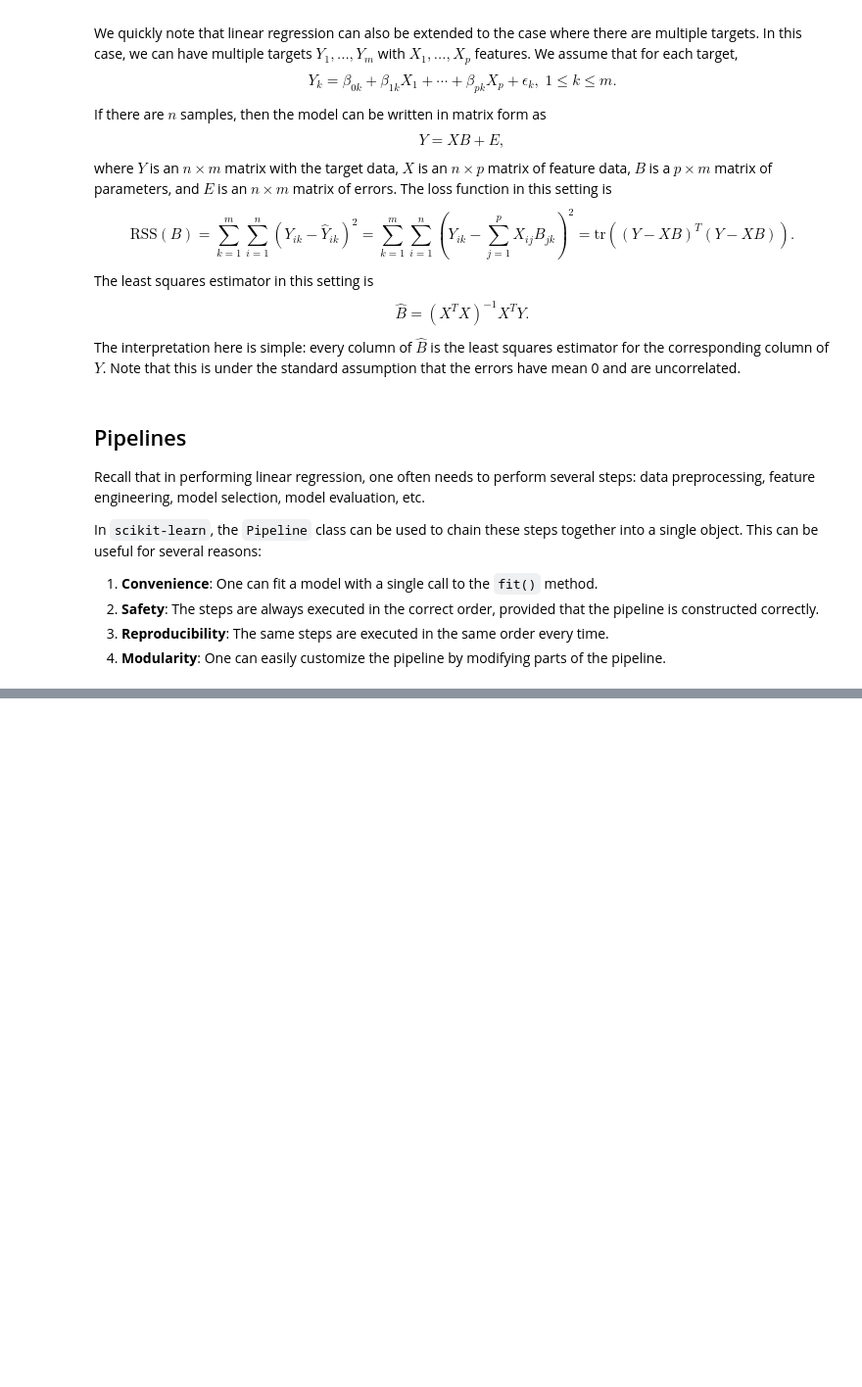
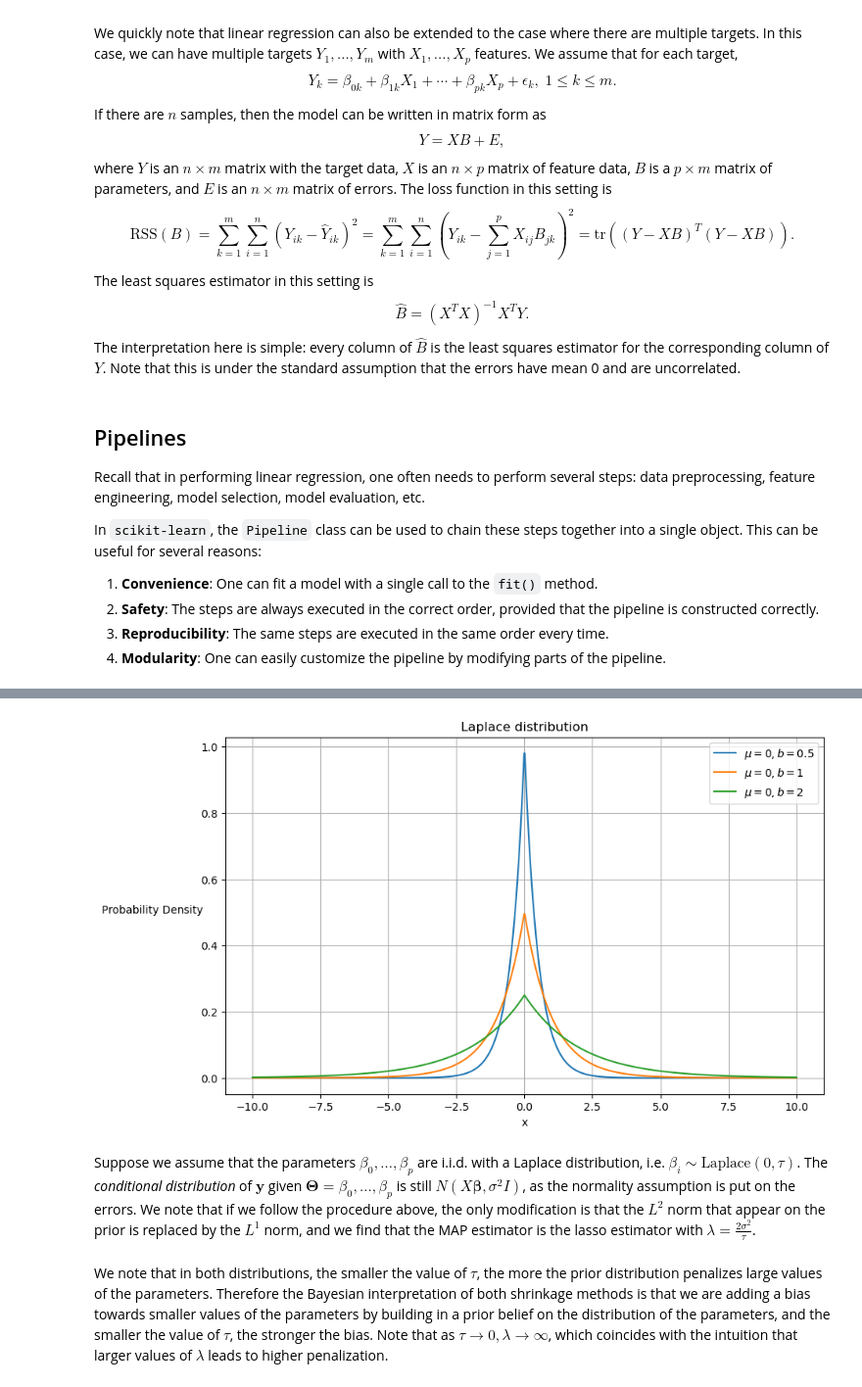
Before and after one commit to jkoganem/Teaching-Advanced-Linear-Algebra-21366, a Jupyter notebook: notes/08-Linear Regression III.ipynb, the cells around one changed output, grey strips where cells are left out. Shown at 98% size. Cells and saved outputs as stored; diff of their text form; code cells hidden in the pictures; blank space fills up the shorter version.

Commit message:
Update notes

```diff
--- a/notes/08-Linear Regression III.ipynb
+++ b/notes/08-Linear Regression III.ipynb
@@ -343,0 +378,22 @@ For more on this topic, one can read
+# %%
+mu = [0, 0, 0]
+b = [0.5, 1, 2]
+x = np.linspace(-10, 10, 1000)
+
+plt.figure(figsize=(10, 6))
+for mu, b in zip(mu, b):
+    y = laplace.pdf(x, loc=mu, scale=b)
+    plt.plot(x, y, label=f'$\mu={mu}, b={b}$')
+
+plt.title('Laplace distribution')
+plt.xlabel('x')
+plt.ylabel('Probability Density', rotation=0, labelpad=45)
+plt.legend()
+plt.grid(True)
+plt.show()
+# %% [output]
+[figure, added]
+# %% [markdown]
+Suppose we assume that the parameters $\beta_0, ..., \beta_p$ are i.i.d. with a Laplace distribution, i.e. $\beta_i \sim \text{Laplace}(0, \tau)$. The *conditional distribution* of $\boldsymbol{y}$ given $\boldsymbol{\Theta} = \beta_0, ..., \beta_p$ is still $N(X\boldsymbol{\beta}, \sigma^2 I)$, as the normality assumption is put on the errors. We note that if we follow the procedure above, the only modification is that the $L^2$ norm that appear on the prior is replaced by the $L^1$ norm, and we find that the MAP estimator is the lasso estimator with $\lambda = \frac{2\sigma^2}{\tau}$.
+# %% [markdown]
+We note that in both distributions, the smaller the value of $\tau$, the more the prior distribution penalizes large values of the parameters. Therefore the Bayesian interpretation of both shrinkage methods is that we are adding a bias towards smaller values of the parameters by building in a prior belief on the distribution of the parameters, and the smaller the value of $\tau$, the stronger the bias. Note that as $\tau \to 0, \lambda \to \infty$, which coincides with the intuition that larger values of $\lambda$ leads to higher penalization.
```
Also changed, not shown: parts of 5 cells of this notebook, 3 other files.
